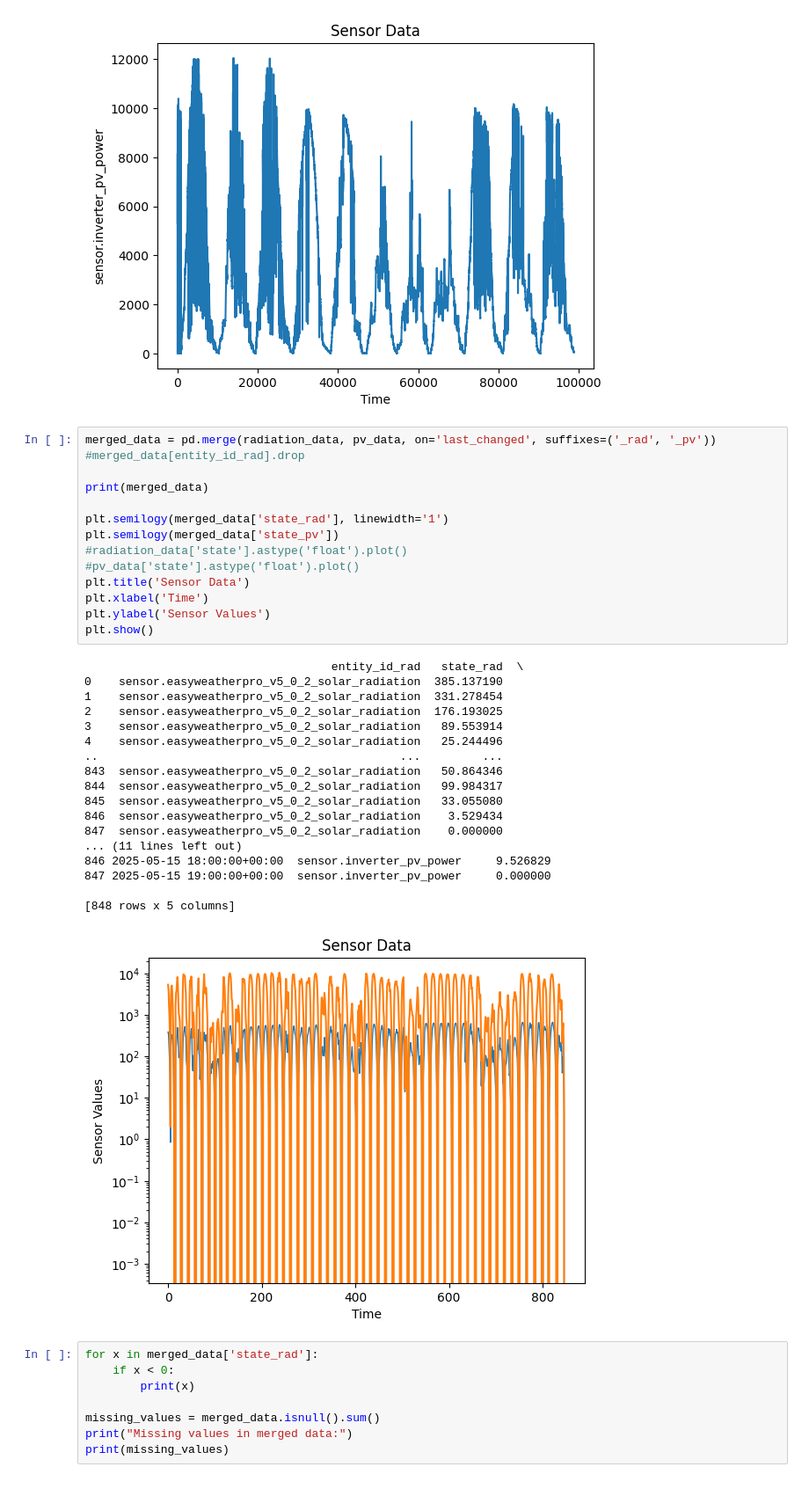
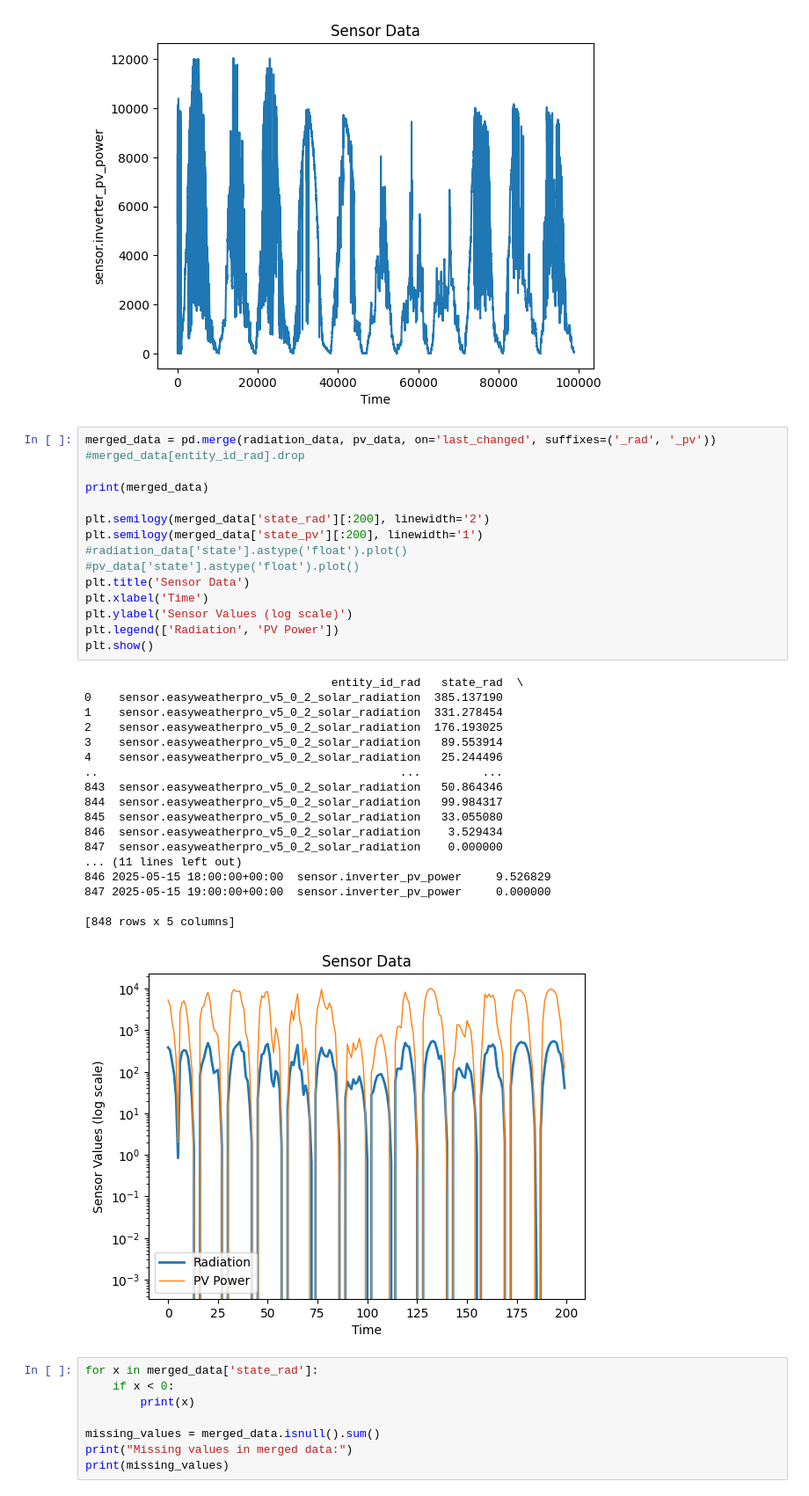
Before and after one commit to leotfh/data-engineering, a Jupyter notebook: homework/main.ipynb, the cells around one changed output. Shown at 88% size. Saved outputs shown, nothing was run; the diff lists cells and outputs as text.

```diff
--- a/homework/main.ipynb
+++ b/homework/main.ipynb
@@ -61,36 +61,37 @@ sensor.easyweatherpro_v5_0_2_solar_radiation
 # %%
 merged_data = pd.merge(radiation_data, pv_data, on='last_changed', suffixes=('_rad', '_pv'))
 #merged_data[entity_id_rad].drop
 
 print(merged_data)
 
-plt.semilogy(merged_data['state_rad'], linewidth='1')
-plt.semilogy(merged_data['state_pv'])
+plt.semilogy(merged_data['state_rad'][:200], linewidth='2')
+plt.semilogy(merged_data['state_pv'][:200], linewidth='1')
 #radiation_data['state'].astype('float').plot()
 #pv_data['state'].astype('float').plot()
 plt.title('Sensor Data')
 plt.xlabel('Time')
-plt.ylabel('Sensor Values')
+plt.ylabel('Sensor Values (log scale)')
+plt.legend(['Radiation', 'PV Power'])
 plt.show()
 # %% [output]
                                     entity_id_rad   state_rad  \
 0    sensor.easyweatherpro_v5_0_2_solar_radiation  385.137190
 1    sensor.easyweatherpro_v5_0_2_solar_radiation  331.278454
 2    sensor.easyweatherpro_v5_0_2_solar_radiation  176.193025
 3    sensor.easyweatherpro_v5_0_2_solar_radiation   89.553914
 4    sensor.easyweatherpro_v5_0_2_solar_radiation   25.244496
 ..                                            ...         ...
 843  sensor.easyweatherpro_v5_0_2_solar_radiation   50.864346
 844  sensor.easyweatherpro_v5_0_2_solar_radiation   99.984317
 845  sensor.easyweatherpro_v5_0_2_solar_radiation   33.055080
 846  sensor.easyweatherpro_v5_0_2_solar_radiation    3.529434
 847  sensor.easyweatherpro_v5_0_2_solar_radiation    0.000000
 ... (11 lines left out)
 846 2025-05-15 18:00:00+00:00  sensor.inverter_pv_power     9.526829
 847 2025-05-15 19:00:00+00:00  sensor.inverter_pv_power     0.000000
 
 [848 rows x 5 columns]
-[figure, old version]
+[figure, new version]
 # %%
 for x in merged_data['state_rad']:
     if x < 0:
```
Also changed, not shown: parts of 4 cells of this notebook.
